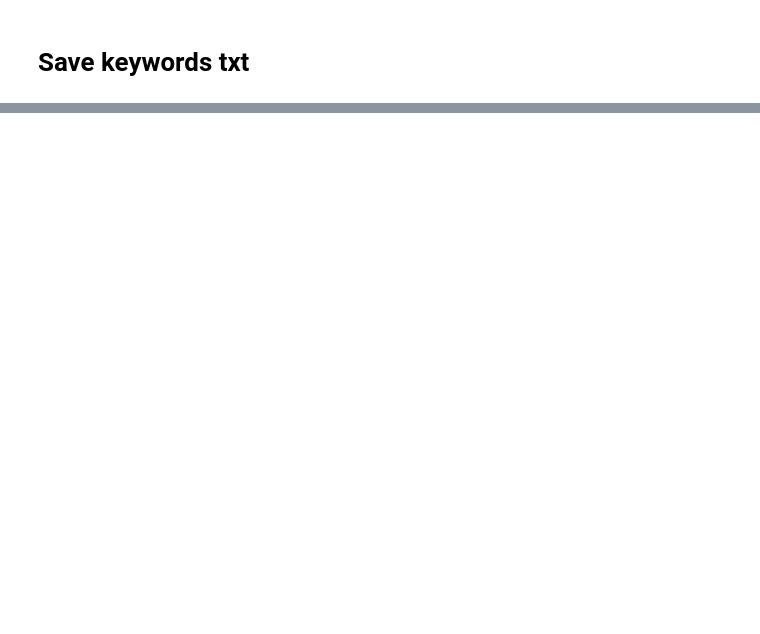
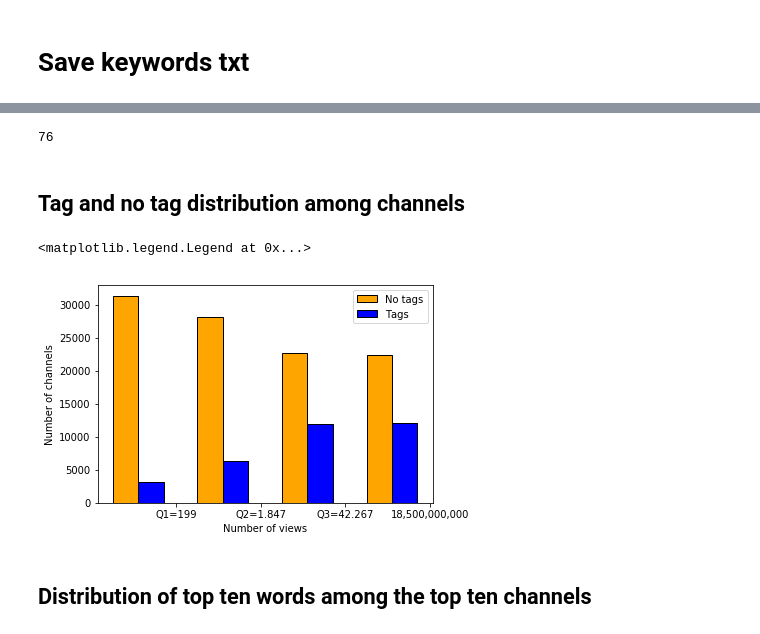
Before and after one commit to AnaRuizS/LetsplayData, a Jupyter notebook: API data code/Tags NLP.ipynb, the cells around one changed output, grey strips where cells are left out. Cells and saved outputs as stored; diff of their text form; code cells hidden in the pictures; blank space fills up the shorter version.

```diff
--- a/API data code/Tags NLP.ipynb
+++ b/API data code/Tags NLP.ipynb
@@ -180,0 +246,4 @@ df.plot(x='views', y='num_unigrams', style='.', figsize=(12,10))
+# %%
+len(np.arange(42261, max(df['views']), 250000000))
+# %% [output]
+76
@@ -180,0 +252,2 @@ df.plot(x='views', y='num_unigrams', style='.', figsize=(12,10))
+# %% [markdown]
+## Tag and no tag distribution among channels
@@ -180,0 +263,21 @@ df.plot(x='views', y='num_unigrams', style='.', figsize=(12,10))
+# %%
+barWidth = 0.3
+# height of the blue bars
+bars1 = [31392, 28230,22681,22416]
+# height of the cyan bars
+bars2 = [3180,6342,11891,12156]
+# The x position of bars
+r1 = np.arange(len(bars1))
+r2 = [x + barWidth for x in r1]
+#plot bars
+plt.bar(r1, bars1, width = barWidth, color = 'orange', edgecolor = 'black', capsize=7, label='No tags')
+plt.bar(r2, bars2, width = barWidth, color = 'blue', edgecolor = 'black', capsize=7, label='Tags')
+plt.xticks([r + (barWidth*2) for r in range(len(bars1))], ['Q1=199', 'Q2=1.847', 'Q3=42.267', '18,500,000,000'])
+plt.xlabel('Number of views')
+plt.ylabel('Number of channels')
+plt.legend()
+# %% [output]
+<matplotlib.legend.Legend at 0x...>
+[figure, added]
+# %% [markdown]
+## Distribution of top ten words among the top ten channels
```
Also changed, not shown: parts of 50 cells of this notebook, 5 other files.
